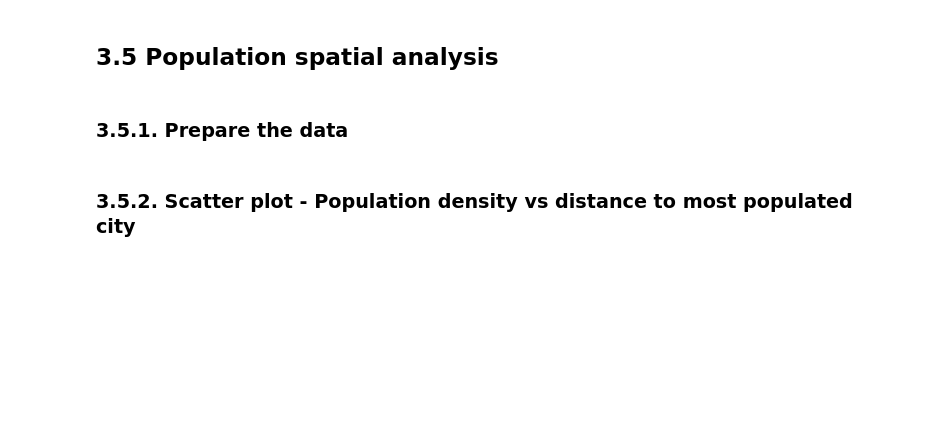
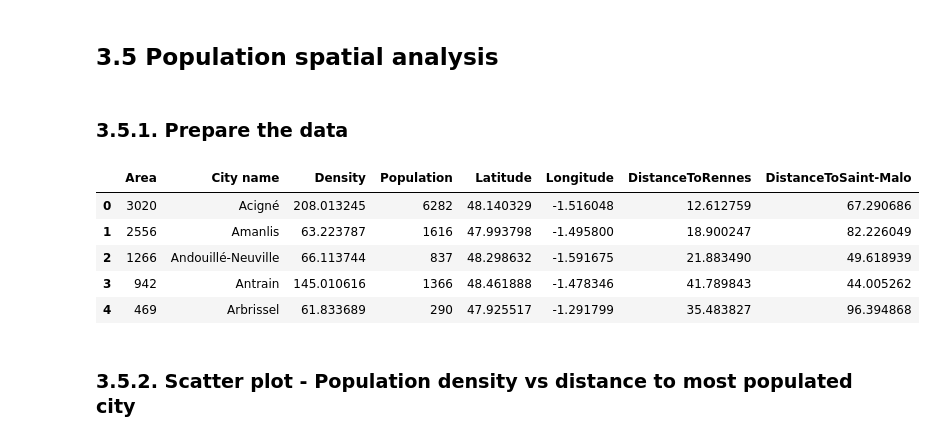
Before and after one commit to FlorentDSGree/Population_35FR, a Jupyter notebook: BasicStatisticalAnalysisOfPopulationCity_GitHub_v01.ipynb, the cells around one changed output. Drawn from its saved outputs; the diff is of its cells as text; code cells hidden in the pictures; blank space fills up the shorter version.

```diff
--- a/BasicStatisticalAnalysisOfPopulationCity_GitHub_v01.ipynb
+++ b/BasicStatisticalAnalysisOfPopulationCity_GitHub_v01.ipynb
@@ -317,3 +305,16 @@ for CurrentCity in range(0,NumberOfCity):
+# %%
+df['Latitude'] = [QueryMongo[x]['centre']['coordinates'][1] for x in range(0,NumberOfCity)]
+df['Longitude'] = [QueryMongo[x]['centre']['coordinates'][0] for x in range(0,NumberOfCity)]
+CityNameDistance = 'Rennes'
+df['DistanceTo' + CityNameDistance] = [Fcn_BasicStatisticalAnalysisOfPopulation.DistanceCoordToKm(float(df.loc[df['City name'] == CityNameDistance]['Latitude']),float(df.loc[df['City name'] == CityNameDistance]['Longitude']),df['Latitude'][x],df['Longitude'][x]) for x in range(0,NumberOfCity)]
+df.head()
+# %% [output]
+|  | Area | City name | Density | Population | Latitude | Longitude | DistanceToRennes | DistanceToSaint-Malo |
+| 0 | 3020 | Acigné | 208.013245 | 6282 | 48.140329 | -1.516048 | 12.612759 | 67.290686 |
+| 1 | 2556 | Amanlis | 63.223787 | 1616 | 47.993798 | -1.495800 | 18.900247 | 82.226049 |
+| 2 | 1266 | Andouillé-Neuville | 66.113744 | 837 | 48.298632 | -1.591675 | 21.883490 | 49.618939 |
+| 3 | 942 | Antrain | 145.010616 | 1366 | 48.461888 | -1.478346 | 41.789843 | 44.005262 |
+| 4 | 469 | Arbrissel | 61.833689 | 290 | 47.925517 | -1.291799 | 35.483827 | 96.394868 |
 # %% [markdown]
 ### 3.5.2. Scatter plot - Population density vs distance to most populated city
 # %%
```
Also changed, not shown: parts of 13 cells of this notebook.
